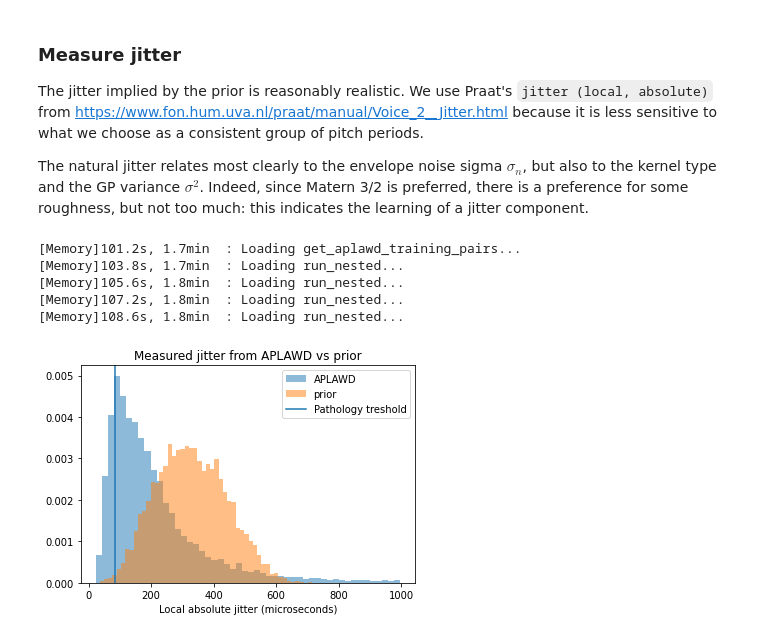
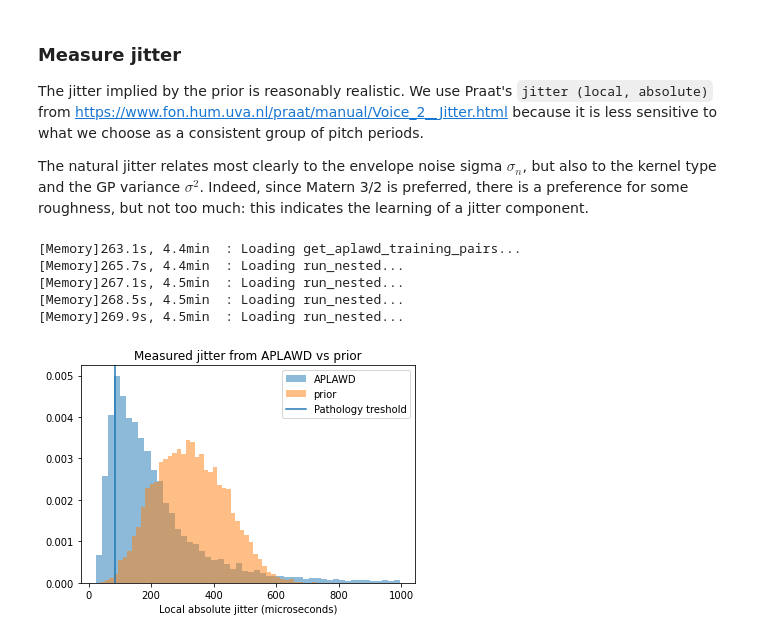
Before and after one commit to mvsoom/thesis-py, a Jupyter notebook: dgf/prior/period.ipynb, the cells around one changed output. Drawn from its saved outputs; the diff is of its cells as text; code cells hidden in the pictures.

```diff
--- a/dgf/prior/period.ipynb
+++ b/dgf/prior/period.ipynb
@@ -41,0 +42,2 @@ import multiprocessing
+# %%
+period.fit_period_trajectory_bijector()
@@ -509,37 +516,37 @@ The natural jitter relates most clearly to the envelope noise sigma $\sigma_n$,
 MAX_JITTER_USEC = 1000
 NUM_SAMPLES = int(1e4)
 NUMBINS = 50
 
 # Measure APLAWD jitter over voiced groups
 def measure_jitter(x):
     # https://www.fon.hum.uva.nl/praat/manual/PointProcess__Get_jitter__local__absolute____.html
     return float(np.mean(np.abs(np.diff(x))))
 
 aplawd_jitter = np.array([measure_jitter(true_period) for (true_period, _) in training_pairs])
 aplawd_jitter_usec = aplawd_jitter*1000
 aplawd_jitter_usec = aplawd_jitter_usec[aplawd_jitter_usec < MAX_JITTER_USEC]
 
 # Measure jitter from GP prior over one lengthscale
 P = 30
 
 prior = period.period_trajectory_prior(P)
-samples = prior.sample(NUM_SAMPLES, seed=jax.random.PRNGKey(48702))
+samples = prior.sample(NUM_SAMPLES, seed=jax.random.PRNGKey(48712))
 
 prior_jitter = np.mean(np.abs(np.diff(samples,axis=1)),axis=1)
 prior_jitter_usec = prior_jitter*1000
 prior_jitter_usec = prior_jitter_usec[prior_jitter_usec < MAX_JITTER_USEC]
 
 # Plot
 hist(aplawd_jitter_usec, bins=NUMBINS, alpha=0.5, density=True, label='APLAWD');
 hist(prior_jitter_usec, bins=NUMBINS, alpha=0.5, density=True, label='prior');
 axvline(83.200, label='Pathology treshold')
 legend()
 title('Measured jitter from APLAWD vs prior')
 xlabel('Local absolute jitter (microseconds)');
 # %% [output]
-[Memory]101.2s, 1.7min  : Loading get_aplawd_training_pairs...
-[Memory]103.8s, 1.7min  : Loading run_nested...
-[Memory]105.6s, 1.8min  : Loading run_nested...
-[Memory]107.2s, 1.8min  : Loading run_nested...
-[Memory]108.6s, 1.8min  : Loading run_nested...
+[Memory]263.1s, 4.4min  : Loading get_aplawd_training_pairs...
+[Memory]265.7s, 4.4min  : Loading run_nested...
+[Memory]267.1s, 4.5min  : Loading run_nested...
+[Memory]268.5s, 4.5min  : Loading run_nested...
+[Memory]269.9s, 4.5min  : Loading run_nested...
-[figure, old version]
+[figure, new version]
```
Also changed, not shown: parts of 17 cells of this notebook, 8 other files.
